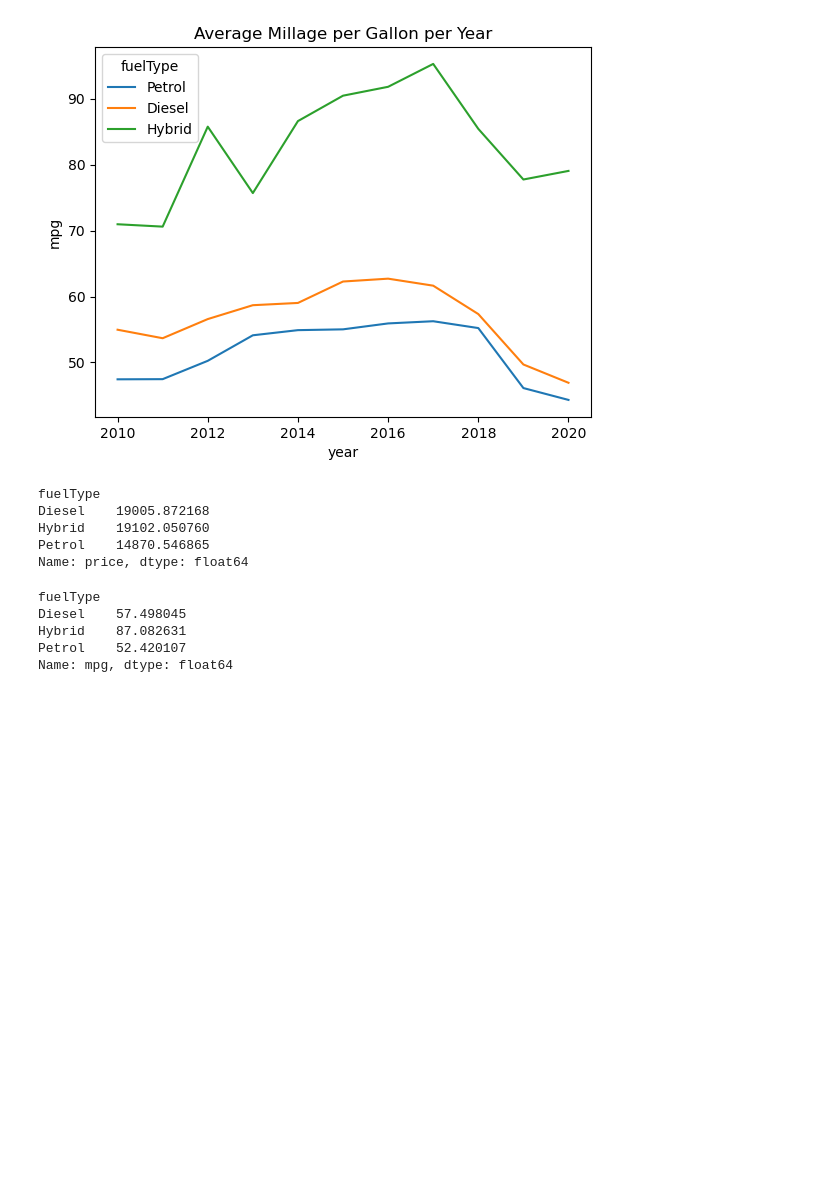
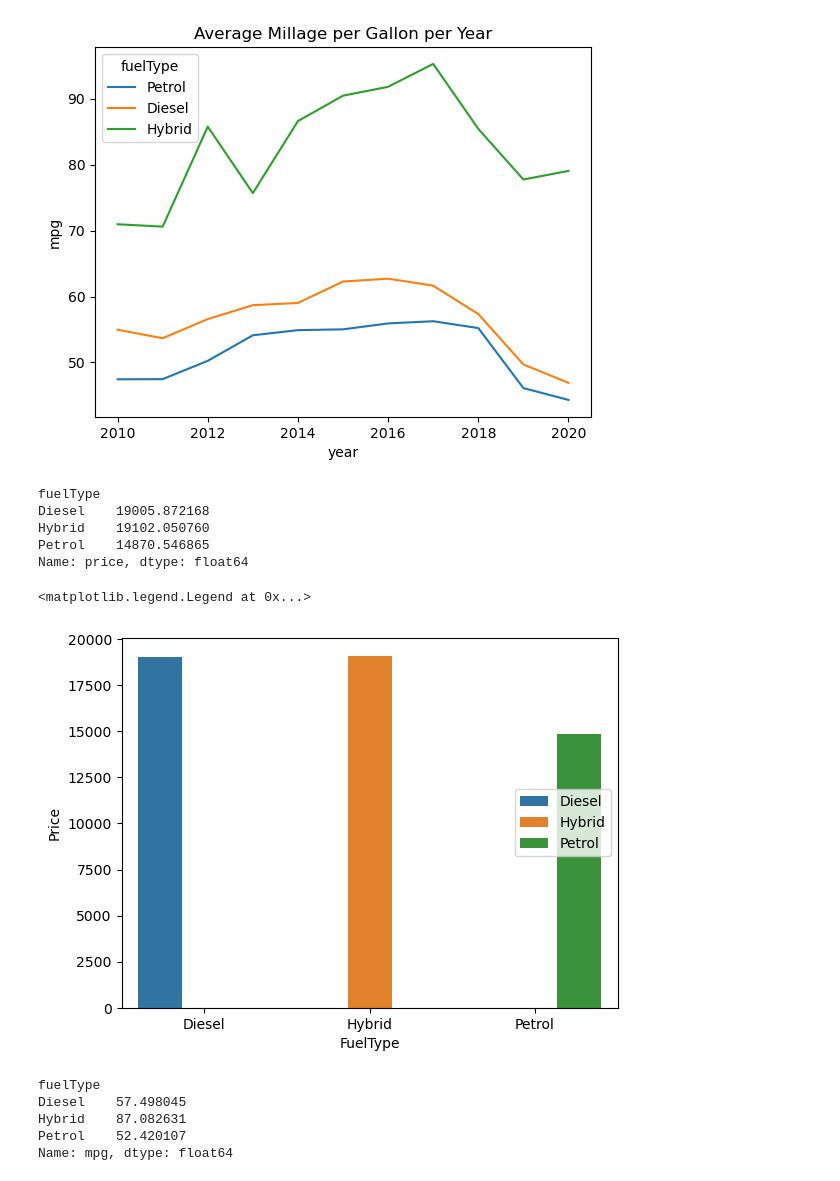
Before and after one commit to patpmcm/UCDPA_PatrickMcMahon, a Jupyter notebook: Car_Stats.ipynb, the cells around one changed output. Drawn from its saved outputs; the diff is of its cells as text; code cells hidden in the pictures; blank space fills up the shorter version.

```diff
--- a/Car_Stats.ipynb
+++ b/Car_Stats.ipynb
@@ -41,6 +41,18 @@ Diesel    19005.872168
 Hybrid    19102.050760
 Petrol    14870.546865
 Name: price, dtype: float64
+# %%
+car_prices = [{'FuelType' : 'Diesel', 'Price' : 19005.87},
+              {'FuelType' : 'Hybrid', 'Price' : 19102.05},
+              {'FuelType' : 'Petrol', 'Price' : 14870.55}]
+
+car_prices_df = pd.DataFrame(car_prices)
+
+sns.barplot(x = 'FuelType', y = 'Price', data = car_prices_df, hue = 'FuelType')
+plt.legend(loc = 'center right')
+# %% [output]
+<matplotlib.legend.Legend at 0x...>
+[figure, added]
 # %%
 cars_filtered2.groupby('fuelType',)['mpg'].mean()
 # %% [output]
```
